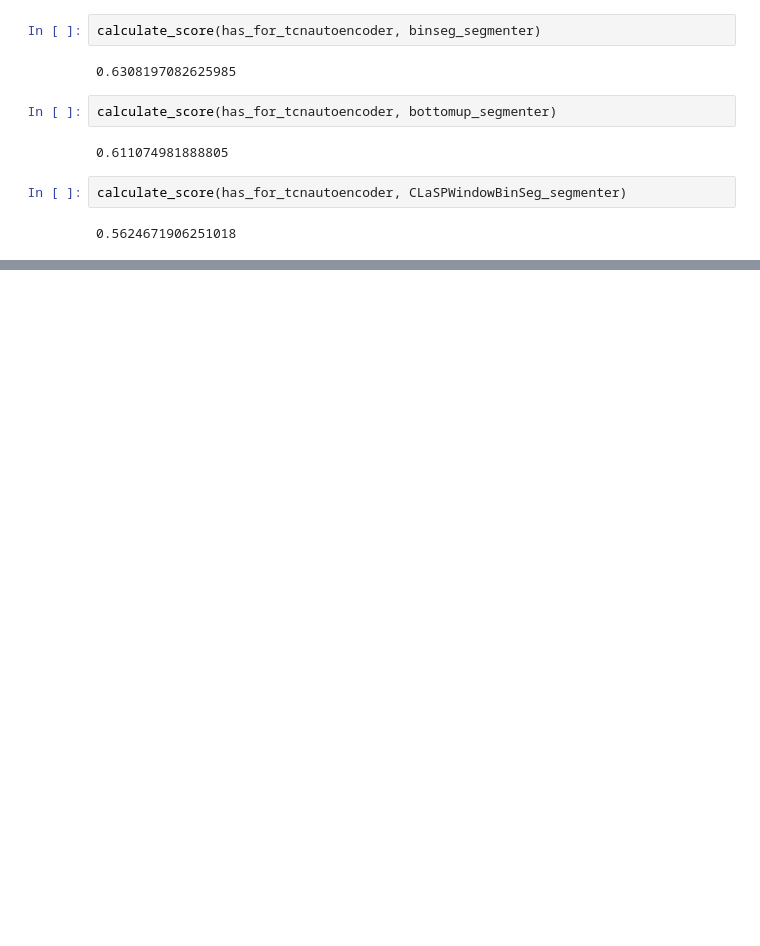
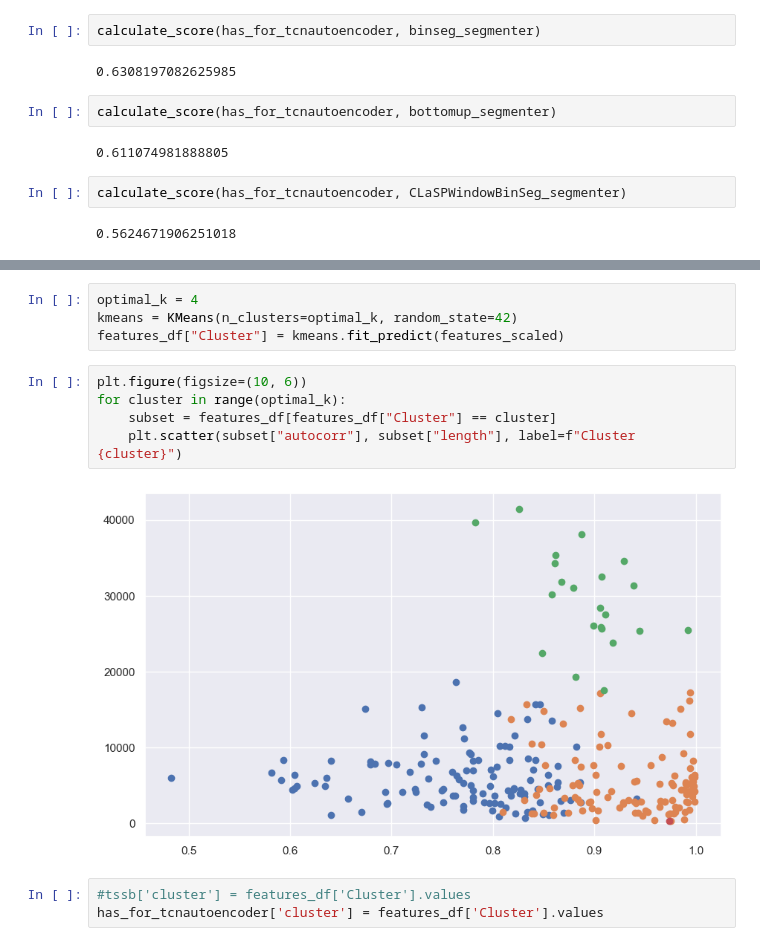
Before and after one commit to czotterbenedek/time-series-ensemble-segmentation, a Jupyter notebook: onlab_tfb4fy.ipynb, the cells around one changed output, grey strips where cells are left out. Drawn from its saved outputs; the diff is of its cells as text; blank space fills up the shorter version.

```diff
--- a/onlab_tfb4fy.ipynb
+++ b/onlab_tfb4fy.ipynb
@@ -744,0 +796,14 @@ calculate_score(has_for_tcnautoencoder, CLaSPWindowBinSeg_segmenter)
+# %%
+optimal_k = 4
+kmeans = KMeans(n_clusters=optimal_k, random_state=42)
+features_df["Cluster"] = kmeans.fit_predict(features_scaled)
+# %%
+plt.figure(figsize=(10, 6))
+for cluster in range(optimal_k):
+    subset = features_df[features_df["Cluster"] == cluster]
+    plt.scatter(subset["autocorr"], subset["length"], label=f"Cluster {cluster}")
+# %% [output]
+[figure, added]
+# %%
+#tssb['cluster'] = features_df['Cluster'].values
+has_for_tcnautoencoder['cluster'] = features_df['Cluster'].values
```
Also changed, not shown: parts of 16 cells of this notebook.
